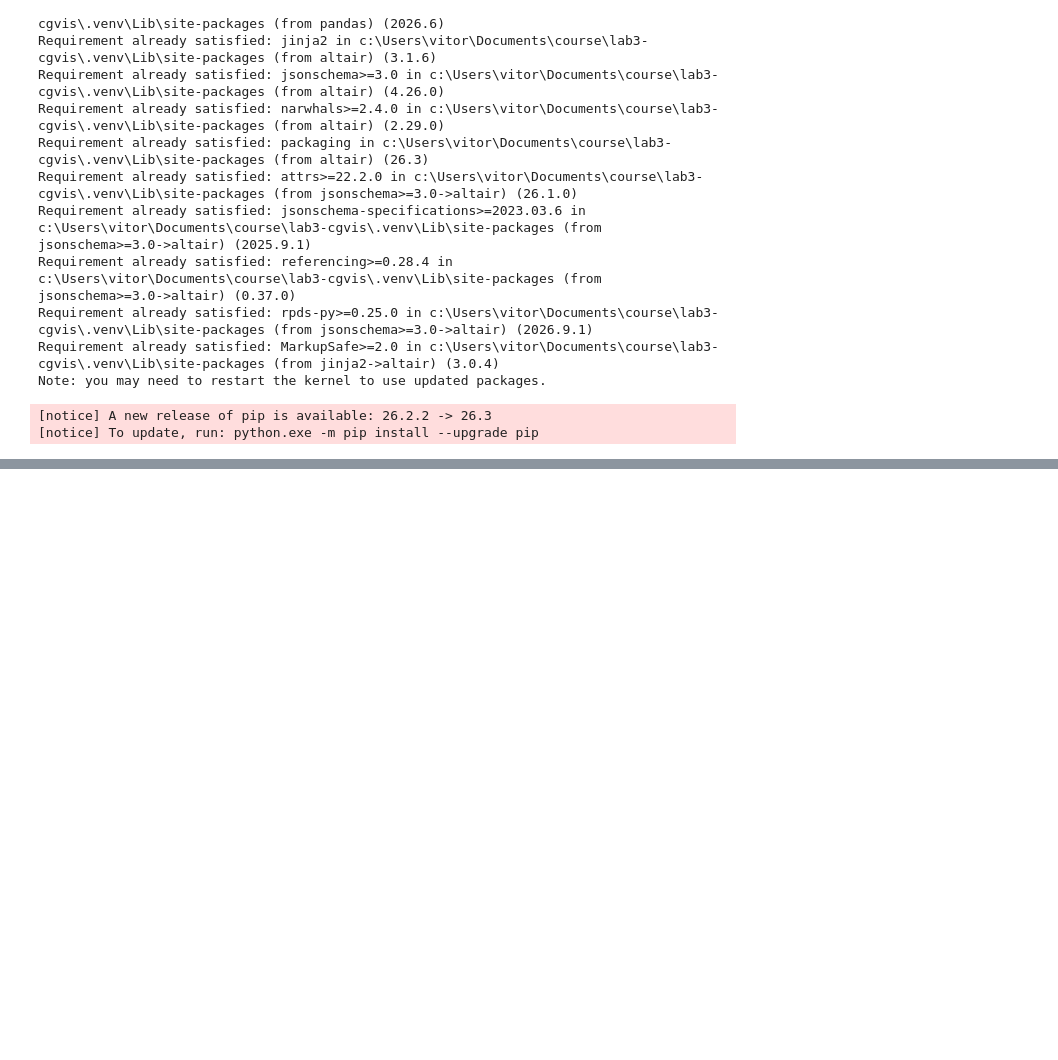
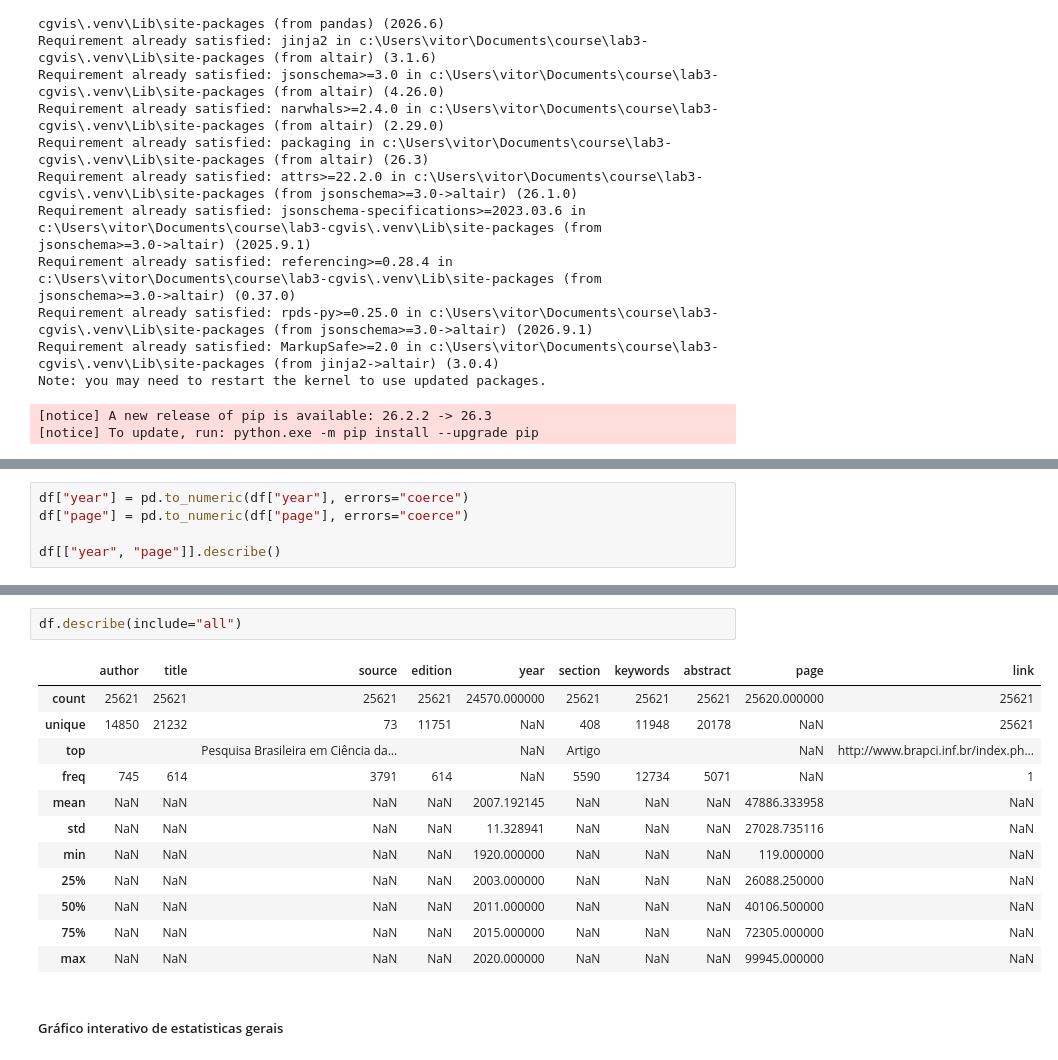
Before and after one commit to vitorsfeijo/lab3-cgvis, a Jupyter notebook: vis/vis.ipynb, the cells around one changed output, grey strips where cells are left out. Saved outputs shown, nothing was run; the diff lists cells and outputs as text; blank space fills up the shorter version.

```diff
--- a/vis/vis.ipynb
+++ b/vis/vis.ipynb
@@ -102,0 +43,5 @@ chart
+# %%
+df["year"] = pd.to_numeric(df["year"], errors="coerce")
+df["page"] = pd.to_numeric(df["page"], errors="coerce")
+
+df[["year", "page"]].describe()
@@ -102,0 +58,17 @@ chart
+# %%
+df.describe(include="all")
+# %% [output]
+|  | author | title | source | edition | year | section | keywords | abstract | page | link |
+| count | 25621 | 25621 | 25621 | 25621 | 24570.000000 | 25621 | 25621 | 25621 | 25620.000000 | 25621 |
+| unique | 14850 | 21232 | 73 | 11751 | NaN | 408 | 11948 | 20178 | NaN | 25621 |
+| top |  |  | Pesquisa Brasileira em Ciência da... |  | NaN | Artigo |  |  | NaN | http://www.brapci.inf.br/index.ph... |
+| freq | 745 | 614 | 3791 | 614 | NaN | 5590 | 12734 | 5071 | NaN | 1 |
+| mean | NaN | NaN | NaN | NaN | 2007.192145 | NaN | NaN | NaN | 47886.333958 | NaN |
+| std | NaN | NaN | NaN | NaN | 11.328941 | NaN | NaN | NaN | 27028.735116 | NaN |
+| min | NaN | NaN | NaN | NaN | 1920.000000 | NaN | NaN | NaN | 119.000000 | NaN |
+| 25% | NaN | NaN | NaN | NaN | 2003.000000 | NaN | NaN | NaN | 26088.250000 | NaN |
+| 50% | NaN | NaN | NaN | NaN | 2011.000000 | NaN | NaN | NaN | 40106.500000 | NaN |
+| 75% | NaN | NaN | NaN | NaN | 2015.000000 | NaN | NaN | NaN | 72305.000000 | NaN |
+| max | NaN | NaN | NaN | NaN | 2020.000000 | NaN | NaN | NaN | 99945.000000 | NaN |
+# %% [markdown]
+##### Gráfico interativo de estatisticas gerais
```
Also changed, not shown: parts of 15 cells of this notebook.
